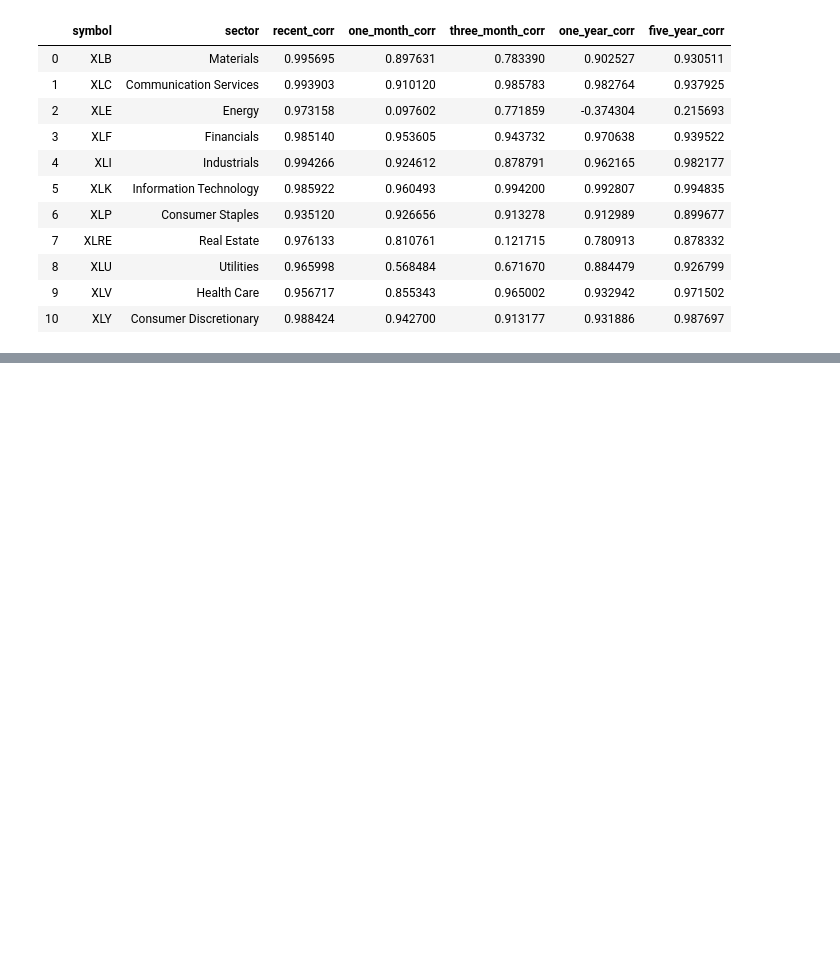
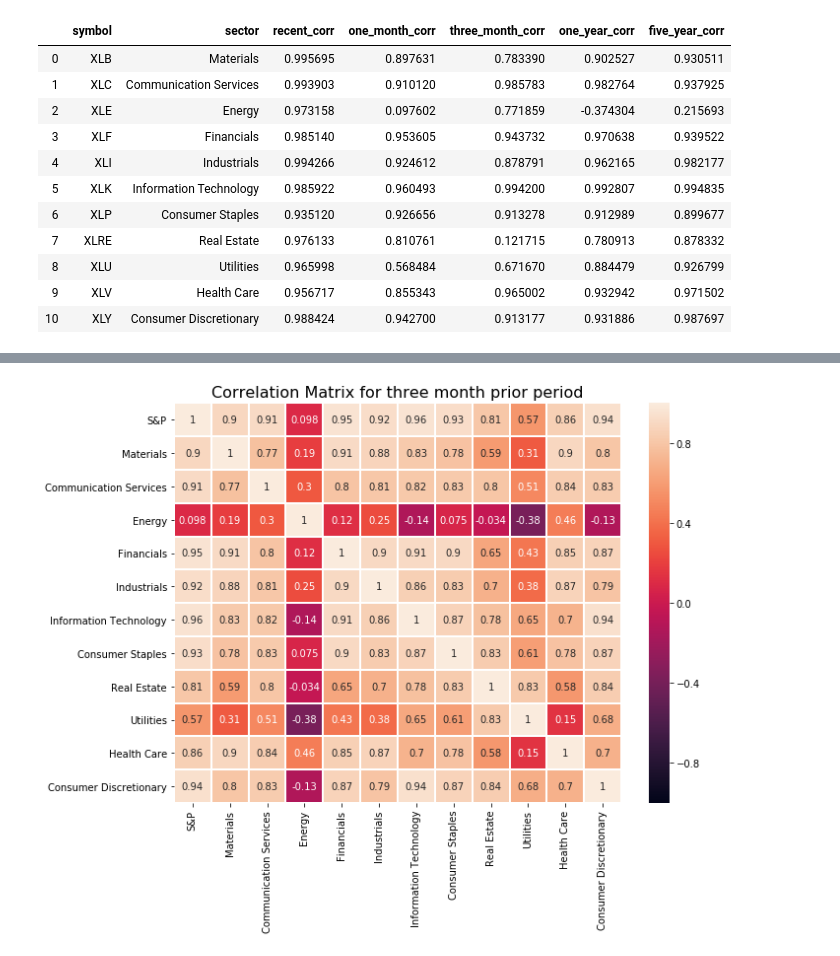
Before and after one commit to SachinGokal/capstone-one, a Jupyter notebook: new_notebook.ipynb, the cells around one changed output, grey strips where cells are left out. Saved outputs shown, nothing was run; the diff lists cells and outputs as text; code cells hidden in the pictures; blank space fills up the shorter version.

```diff
--- a/new_notebook.ipynb
+++ b/new_notebook.ipynb
@@ -317,0 +347,4 @@ plot_correlation(corr_table, 'Correlation with index box plot')
+# %%
+plot_correlation_matrix(one_month, 'Correlation Matrix for three month prior period')
+# %% [output]
+[figure, added]
```
Also changed, not shown: parts of 8 cells of this notebook, 11 other files.
